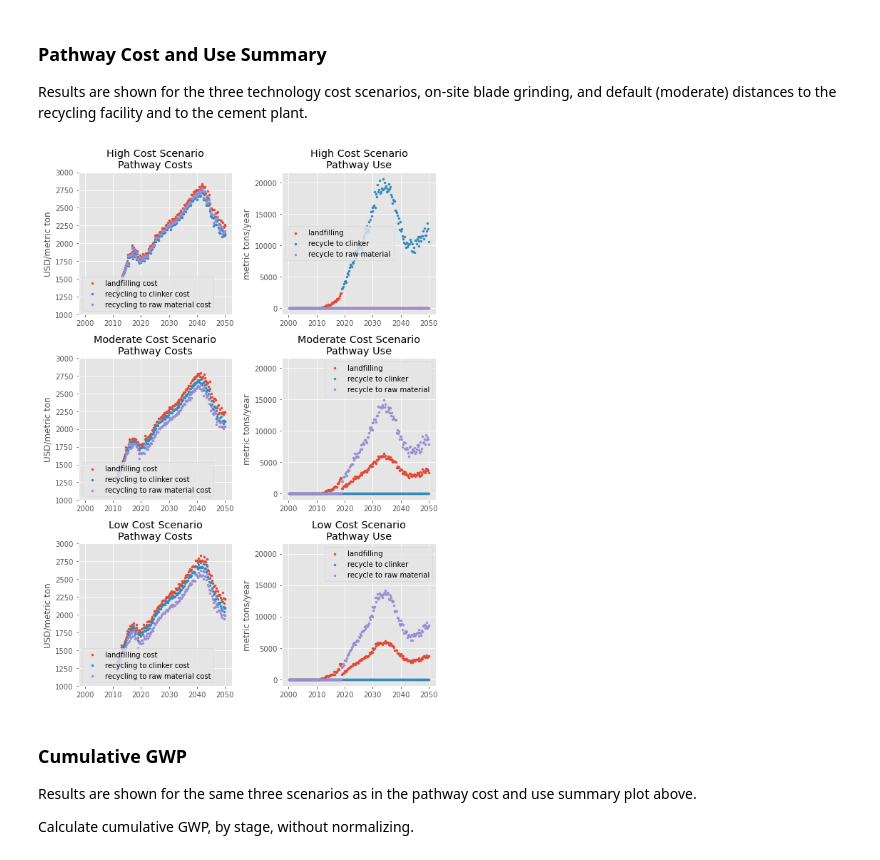
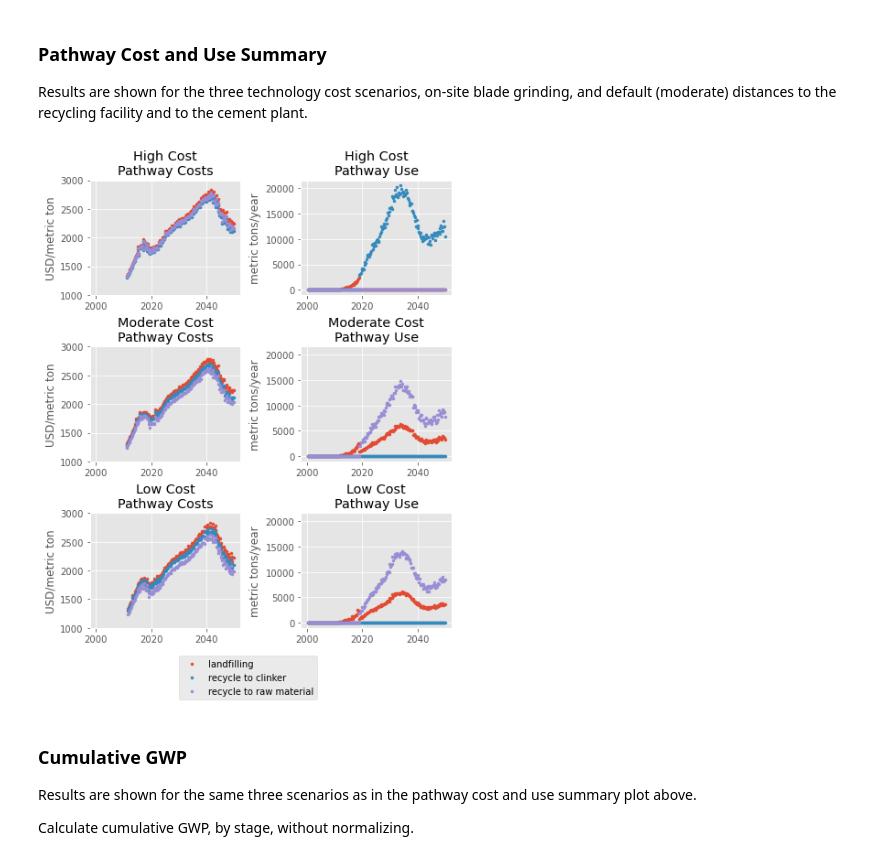
Before and after one commit to shirubana/celavi, a Jupyter notebook: notebooks/CELAVI-Figures.ipynb, the cells around one changed output. Saved outputs shown, nothing was run; the diff lists cells and outputs as text; code cells hidden in the pictures.

```diff
--- a/notebooks/CELAVI-Figures.ipynb
+++ b/notebooks/CELAVI-Figures.ipynb
@@ -50,7 +50,10 @@ mc_cost_dat = cost_dat.loc[cost_dat['scenario']=='mc']
 ### Pathway Cost and Use Summary
 Results are shown for the three technology cost scenarios, on-site blade grinding, and default (moderate) distances to the recycling facility and to the cement plant.
 # %%
-fig = plt.figure(figsize=(8, 11))
+max_width_mm = 180.0
+in_to_mm = 0.0393701
+
+fig = plt.figure(figsize=(max_width_mm * in_to_mm, 9))
 
 baupath = fig.add_subplot(3, 2, 2)
 mcpath = fig.add_subplot(3, 2, 4, sharex=baupath, sharey=baupath)
@@ -71,7 +74,7 @@ for i in bau_cost_dat['pathway'].unique():
                                     (bau_cost_dat['coarse grinding location']==coarse_loc) &
                                     (bau_cost_dat['distance to recycling facility']==rec_dist) &
                                     (bau_cost_dat['distance to cement plant']==cem_dist)]['cost'],
-                    s=9, label=i)
+                    s=9)#, label=i)
 
 for k in mc_cost_dat['pathway'].unique():
     mccost.scatter(mc_cost_dat.loc[(mc_cost_dat['pathway']==k) &
@@ -82,7 +85,7 @@ for k in mc_cost_dat['pathway'].unique():
                                   (mc_cost_dat['coarse grinding location']==coarse_loc) &
                                   (mc_cost_dat['distance to recycling facility']==rec_dist) &
                                   (mc_cost_dat['distance to cement plant']==cem_dist)]['cost'],
-                  s=9, label=k)
+                  s=9)#, label=k)
 
 for j in hc_cost_dat['pathway'].unique():
     hccost.scatter(hc_cost_dat.loc[(hc_cost_dat['pathway']==j) &
@@ -93,7 +96,7 @@ for j in hc_cost_dat['pathway'].unique():
                                   (hc_cost_dat['coarse grinding location']==coarse_loc) &
                                   (hc_cost_dat['distance to recycling facility']==rec_dist) &
                                   (hc_cost_dat['distance to cement plant']==cem_dist)]['cost'],
-                   s=9, label=j)
+                   s=9)#, label=j)
 
 for i in bau_use_dat['process'].unique():
     baupath.scatter(bau_use_dat.loc[(bau_use_dat['process']==i) &
@@ -114,47 +117,48 @@ for k in mc_use_dat['process'].unique():
                   mc_use_dat.loc[(mc_use_dat['process']==k) &
                                   (mc_use_dat['coarse grinding location']==coarse_loc) &
                                   (mc_use_dat['distance to recycling facility']==rec_dist) &
                                   (mc_use_dat['distance to cement plant']==cem_dist)]['mass'],
-                  s=9, label=k)
+                  s=9)#, label=k)
 
 for j in hc_use_dat['process'].unique():
     hcpath.scatter(hc_use_dat.loc[(hc_use_dat['process']==j) &
                                  (hc_use_dat['coarse grinding location']==coarse_loc) &
                                  (hc_use_dat['distance to recycling facility']==rec_dist) &
                                  (hc_use_dat['distance to cement plant']==cem_dist)]['year'],
                    hc_use_dat.loc[(hc_use_dat['process']==j) &
                                  (hc_use_dat['coarse grinding location']==coarse_loc) &
                                  (hc_use_dat['distance to recycling facility']==rec_dist) &
                                  (hc_use_dat['distance to cement plant']==cem_dist)]['mass'],
-                   s=9, label=j)
+                   s=9)#, label=j)
 
 
-baucost.legend()
-mccost.legend()
-hccost.legend()
-baupath.legend()
-mcpath.legend()
-hcpath.legend()
+fig.legend(loc='lower center')
+#mccost.legend()
+#hccost.legend()
+#baupath.legend()
+#mcpath.legend()
+#hcpath.legend()
 
 baucost.set_ylabel("USD/metric ton")
 mccost.set_ylabel('USD/metric ton')
 hccost.set_ylabel("USD/metric ton")
 
 baucost.set_ylim([1000, 3000])
 
-baucost.set_title("High Cost Scenario\nPathway Costs")
-mccost.set_title("Moderate Cost Scenario\nPathway Costs")
-hccost.set_title("Low Cost Scenario\nPathway Costs")
+baucost.set_title("High Cost\nPathway Costs")
+mccost.set_title("Moderate Cost\nPathway Costs")
+hccost.set_title("Low Cost\nPathway Costs")
 
 baupath.set_ylabel('metric tons/year')
 mcpath.set_ylabel("metric tons/year")
 hcpath.set_ylabel('metric tons/year')
 
-baupath.set_title('High Cost Scenario\nPathway Use')
-mcpath.set_title("Moderate Cost Scenario\nPathway Use")
-hcpath.set_title('Low Cost Scenario\nPathway Use')
+baupath.set_title('High Cost\nPathway Use')
+mcpath.set_title("Moderate Cost\nPathway Use")
+hcpath.set_title('Low Cost\nPathway Use')
 
-plt.tight_layout()
+plt.subplots_adjust(wspace=0.4, hspace=0.45)
+#plt.tight_layout()
 # %% [output]
-[figure, old version]
+[figure, new version]
 # %%
```
Also changed, not shown: parts of 20 cells of this notebook.
